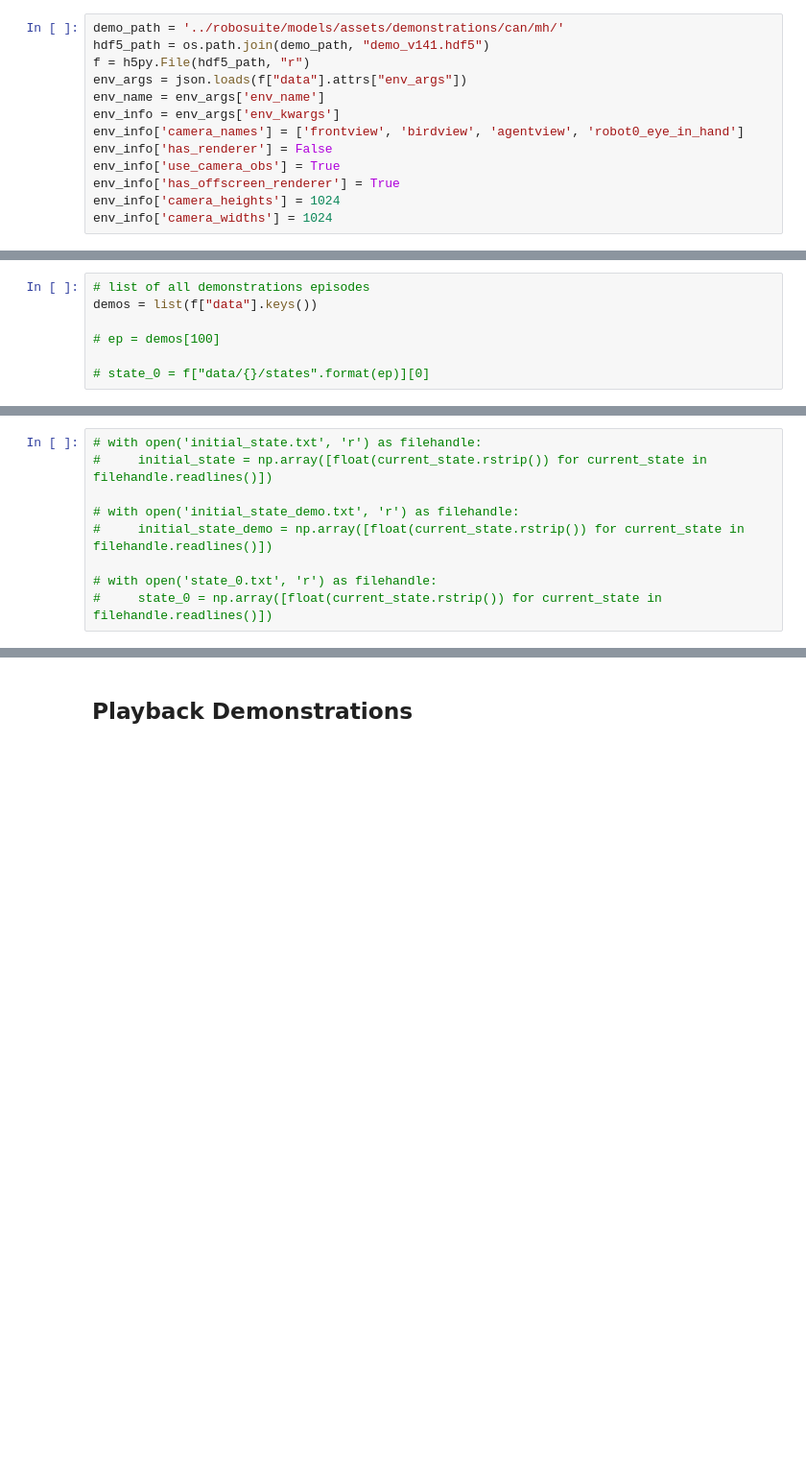
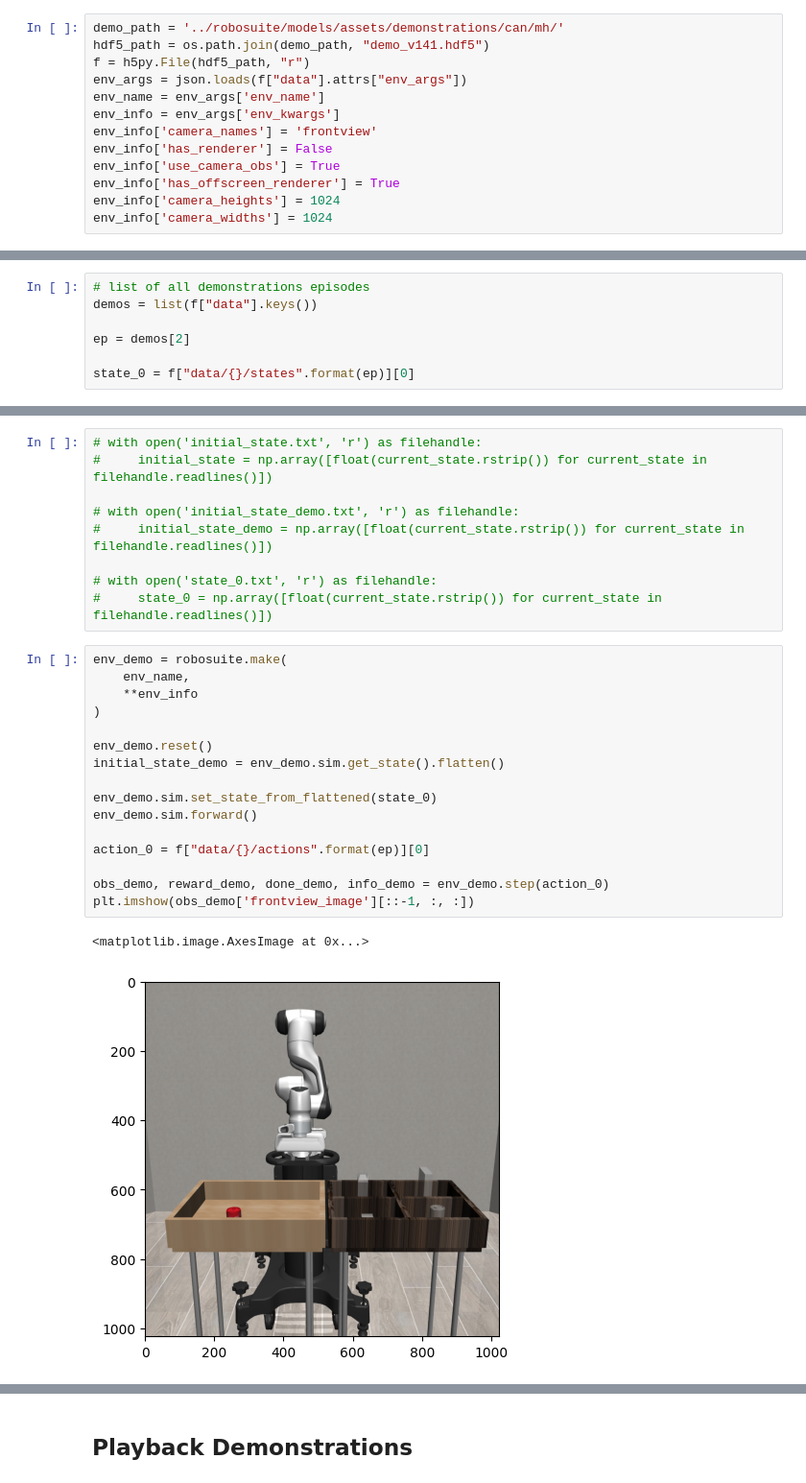
Before and after one commit to fengjielab/learnning_robotsuit, a Jupyter notebook: notebooks/playback_demonstrations_from_hdf5.ipynb, the cells around one changed output, grey strips where cells are left out. Shown at 96% size. Cells and saved outputs as stored; diff of their text form; blank space fills up the shorter version.

```diff
--- a/notebooks/playback_demonstrations_from_hdf5.ipynb
+++ b/notebooks/playback_demonstrations_from_hdf5.ipynb
@@ -22,7 +22,7 @@ f = h5py.File(hdf5_path, "r")
 env_args = json.loads(f["data"].attrs["env_args"])
 env_name = env_args['env_name']
 env_info = env_args['env_kwargs']
-env_info['camera_names'] = ['frontview', 'birdview', 'agentview', 'robot0_eye_in_hand']
+env_info['camera_names'] = 'frontview'
 env_info['has_renderer'] = False
 env_info['use_camera_obs'] = True
 env_info['has_offscreen_renderer'] = True
@@ -36,9 +54,9 @@ env_info['camera_widths'] = 1024
 # list of all demonstrations episodes
 demos = list(f["data"].keys())
 
-# ep = demos[100]
+ep = demos[2]
 
-# state_0 = f["data/{}/states".format(ep)][0]
+state_0 = f["data/{}/states".format(ep)][0]
 # %%
 # with open(f'model_xml_{ep}.xml', 'w') as file:
 #     file.write(f["data/{}".format(ep)].attrs["model_file"])
@@ -72,4 +90,23 @@ demos = list(f["data"].keys())
 
 # with open('state_0.txt', 'r') as filehandle:
 #     state_0 = np.array([float(current_state.rstrip()) for current_state in filehandle.readlines()])
+# %%
+env_demo = robosuite.make(
+    env_name,
+    **env_info
+)
+
+env_demo.reset()
+initial_state_demo = env_demo.sim.get_state().flatten()
+
+env_demo.sim.set_state_from_flattened(state_0)
+env_demo.sim.forward()
+
+action_0 = f["data/{}/actions".format(ep)][0]
+
+obs_demo, reward_demo, done_demo, info_demo = env_demo.step(action_0)
+plt.imshow(obs_demo['frontview_image'][::-1, :, :])
+# %% [output]
+<matplotlib.image.AxesImage at 0x...>
+[figure, added]
 # %%
```
Also changed, not shown: parts of 11 cells of this notebook, 3 other files.
